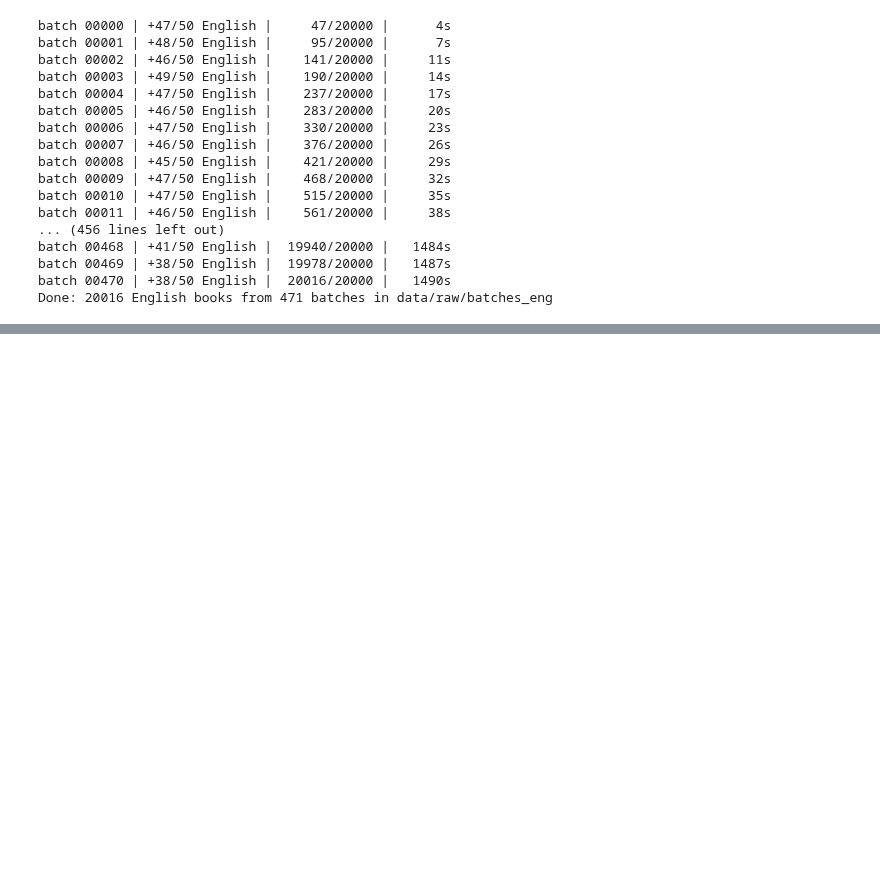
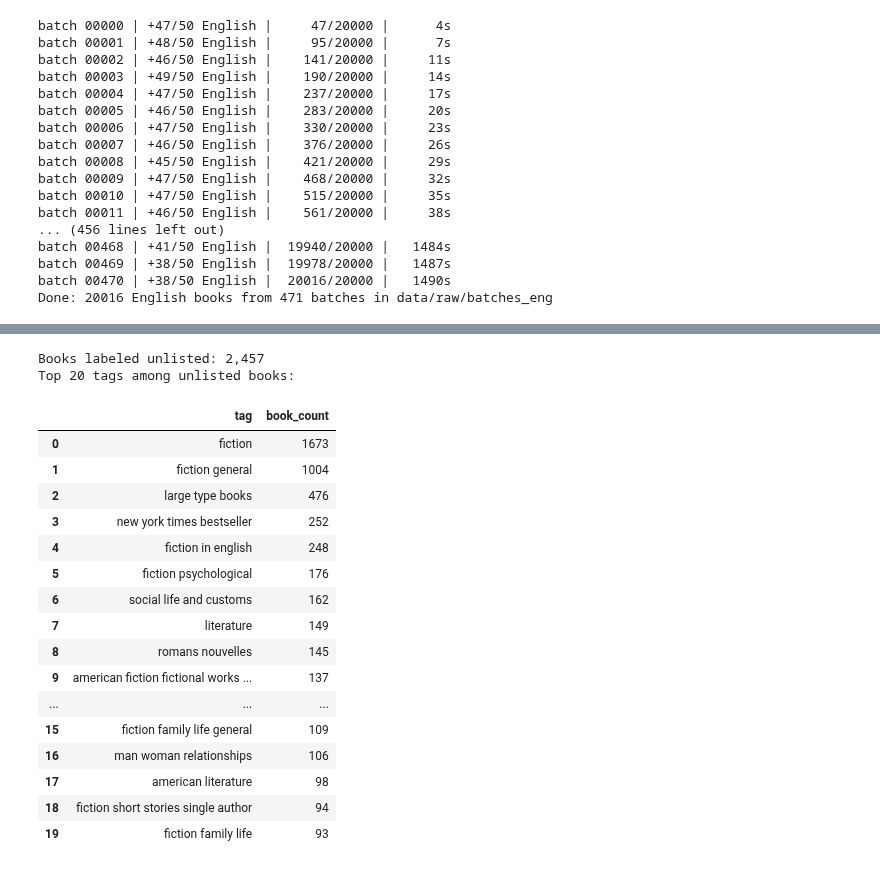
Before and after one commit to anastvud/adv-data-mining, a Jupyter notebook: data_cleaning.ipynb, the cells around one changed output, grey strips where cells are left out. Cells and saved outputs as stored; diff of their text form; code cells hidden in the pictures; blank space fills up the shorter version.

Commit message:
first try of data cleaning

```diff
--- a/data_cleaning.ipynb
+++ b/data_cleaning.ipynb
@@ -284,0 +361,43 @@ Saved 20000 books -> data/processed/books.json and data/processed/books.parquet
+# %%
+from pathlib import Path
+
+import pandas as pd
+
+selected_books = pd.read_json(Path("data/processed/books_selected_genres.json"))
+unlisted_books = selected_books.loc[selected_books["genres"].map(lambda tags: "unlisted" in tags)]
+unlisted_tags = unlisted_books[["work_key", "genres"]].explode("genres").dropna(subset=["genres"])
+unlisted_tags = unlisted_tags.loc[~unlisted_tags["genres"].isin(["unlisted", ""])]
+unlisted_tag_counts = (
+    unlisted_tags.drop_duplicates(["work_key", "genres"])
+    .groupby("genres").size().rename("book_count").reset_index(name="book_count")
+    .rename(columns={"genres": "tag"})
+    .sort_values(["book_count", "tag"], ascending=[False, True], ignore_index=True)
+)
+if unlisted_tag_counts.empty:
+    raise ValueError("No tags other than 'unlisted' were found among unlisted books.")
+
+highest_count = int(unlisted_tag_counts["book_count"].max())
+most_common_unlisted_tags = unlisted_tag_counts.loc[unlisted_tag_counts["book_count"].eq(highest_count)]
+print(f"Books labeled unlisted: {len(unlisted_books):,}")
+print("Top 20 tags among unlisted books:")
+unlisted_tag_counts.head(20)
+# %% [output]
+Books labeled unlisted: 2,457
+Top 20 tags among unlisted books:
+|  | tag | book_count |
+| 0 | fiction | 1673 |
+| 1 | fiction general | 1004 |
+| 2 | large type books | 476 |
+| 3 | new york times bestseller | 252 |
+| 4 | fiction in english | 248 |
+| 5 | fiction psychological | 176 |
+| 6 | social life and customs | 162 |
+| 7 | literature | 149 |
+| 8 | romans nouvelles | 145 |
+| 9 | american fiction fictional works ... | 137 |
+| ... | ... | ... |
+| 15 | fiction family life general | 109 |
+| 16 | man woman relationships | 106 |
+| 17 | american literature | 98 |
+| 18 | fiction short stories single author | 94 |
+| 19 | fiction family life | 93 |
```
Also changed, not shown: parts of 2 cells of this notebook, 2 other files.
